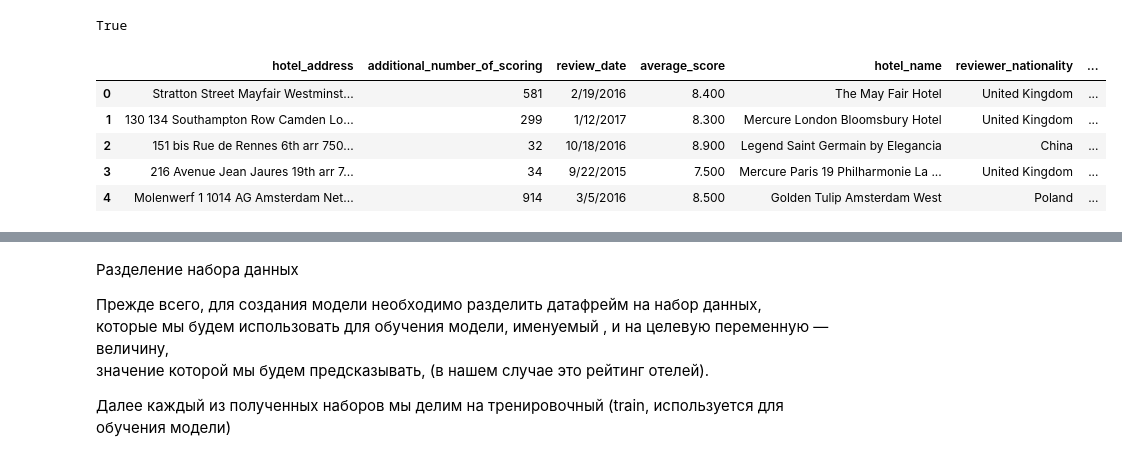
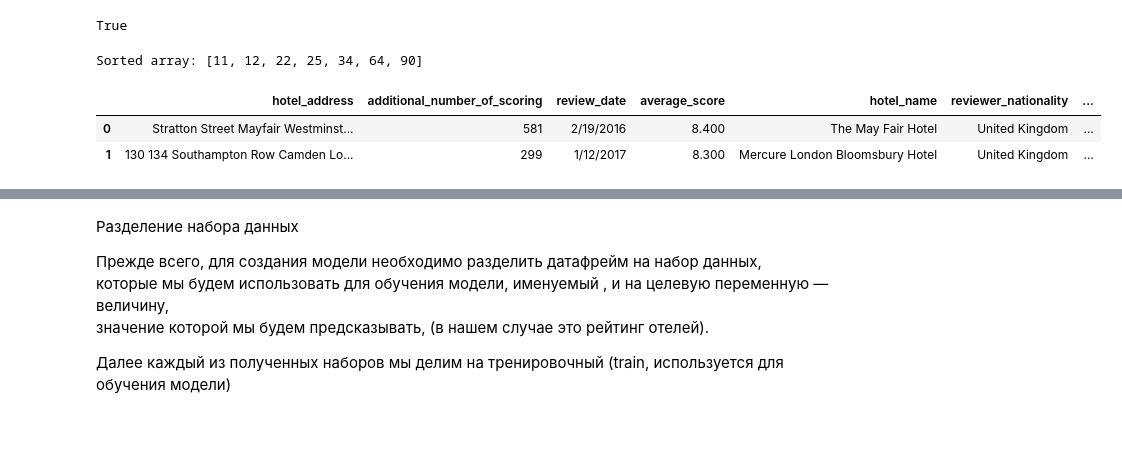
Before and after one commit to abodrij/sf_data_science, a Jupyter notebook: Project_3/Project_3.ipynb, the cells around one changed output, grey strips where cells are left out. Cells and saved outputs as stored; diff of their text form; code cells hidden in the pictures; blank space fills up the shorter version.

```diff
--- a/Project_3/Project_3.ipynb
+++ b/Project_3/Project_3.ipynb
@@ -75,17 +75,27 @@ from sklearn import metrics # инструменты для оценки точ
 # !ls ../input/projectdata/img_score.png
 # !ls ../input/projectdata/img.png
 # !ls ../input/projectdata/wait.png
+# %%
+def bubble_sort(arr):
+    n = len(arr)
+    for i in range(n):
+        for j in range(0, n-i-1):
+            if arr[j] > arr[j+1]:
+                arr[j], arr[j+1] = arr[j+1], arr[j]
+
+arr = [64, 34, 25, 12, 22, 11, 90]
+bubble_sort(arr)
+print("Sorted array:", arr)
+# %% [output]
+Sorted array: [11, 12, 22, 25, 34, 64, 90]
 # %%
 # hotels = pd.read_csv('data/hotels.csv')
 hotels = pd.read_csv('data/hotels.csv')
-hotels.head()
+hotels.head(2)
 # %% [output]
 |  | hotel_address | additional_number_of_scoring | review_date | average_score | hotel_name | reviewer_nationality | ... |
 | 0 | Stratton Street Mayfair Westminst... | 581 | 2/19/2016 | 8.400 | The May Fair Hotel | United Kingdom | ... |
 | 1 | 130 134 Southampton Row Camden Lo... | 299 | 1/12/2017 | 8.300 | Mercure London Bloomsbury Hotel | United Kingdom | ... |
-| 2 | 151 bis Rue de Rennes 6th arr 750... | 32 | 10/18/2016 | 8.900 | Legend Saint Germain by Elegancia | China | ... |
-| 3 | 216 Avenue Jean Jaures 19th arr 7... | 34 | 9/22/2015 | 7.500 | Mercure Paris 19 Philharmonie La ... | United Kingdom | ... |
-| 4 | Molenwerf 1 1014 AG Amsterdam Net... | 914 | 3/5/2016 | 8.500 | Golden Tulip Amsterdam West | Poland | ... |
 # %%
 # Количество уникальных значений
 hotels.nunique(dropna=False)
```
Also changed, not shown: parts of 6 cells of this notebook, 1 other file.
